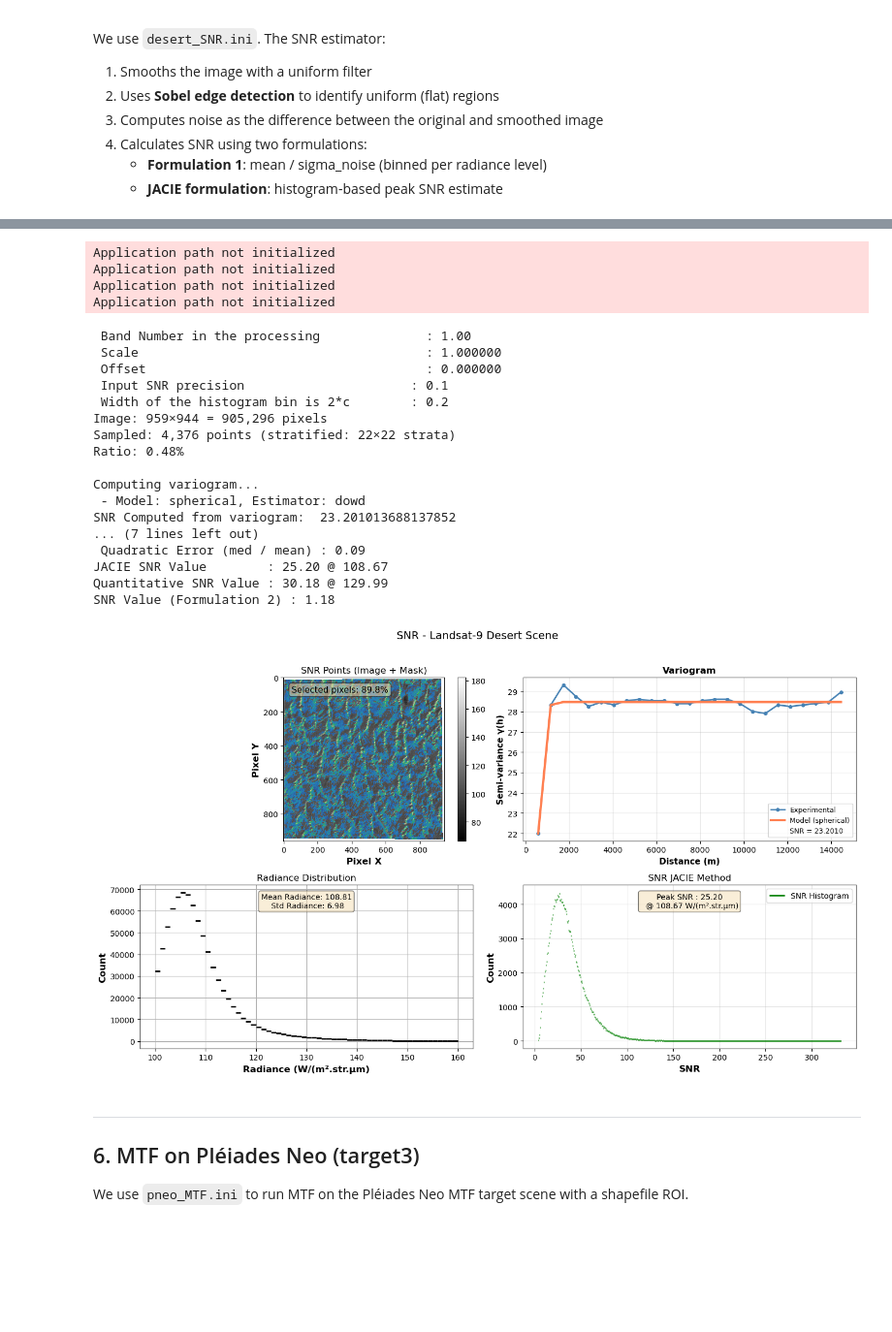
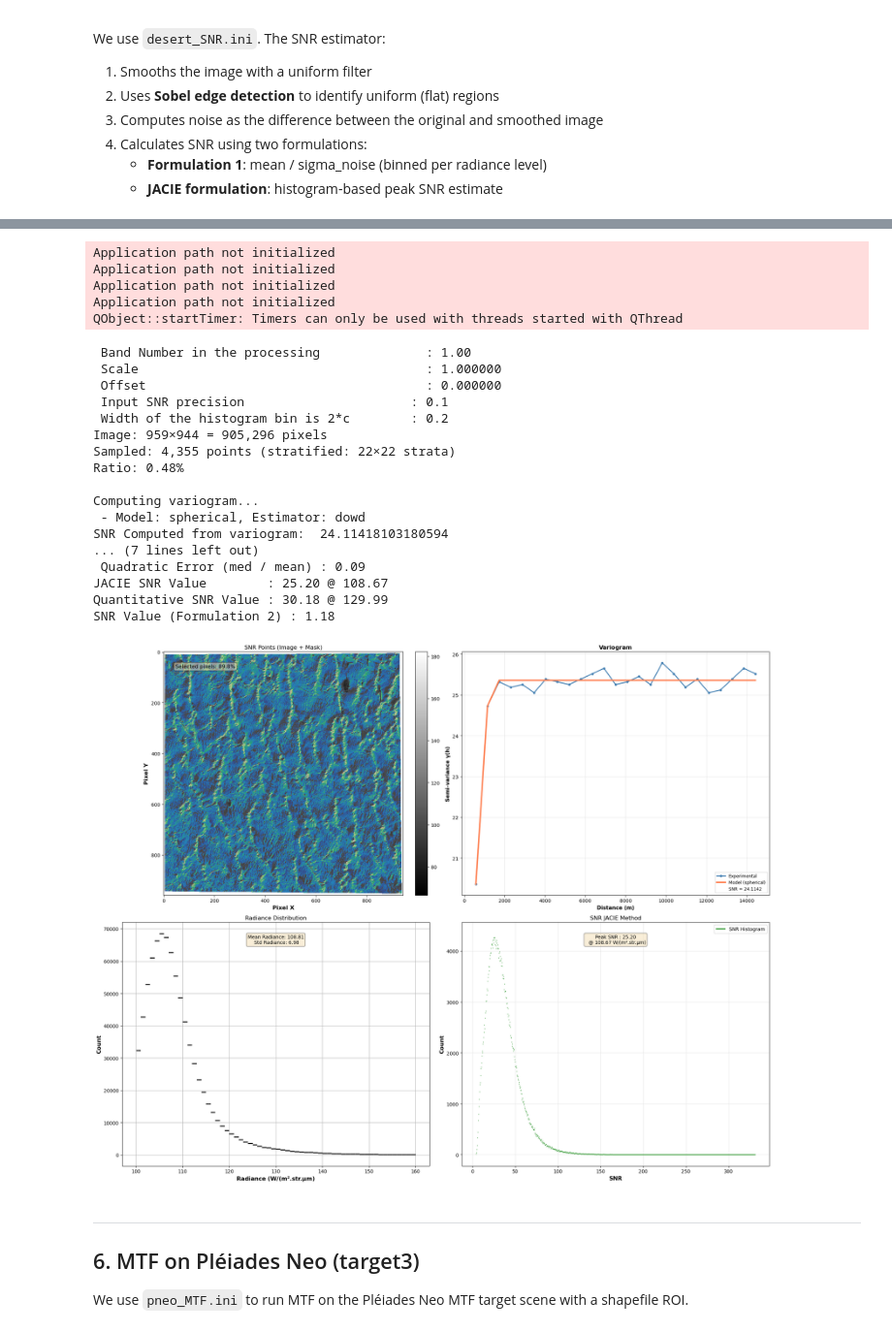
Before and after one commit to rdegoul/qgis-image-quality-toolset, a Jupyter notebook: getting_started.ipynb, the cells around one changed output, grey strips where cells are left out. Shown at 97% size. Drawn from its saved outputs; the diff is of its cells as text; code cells hidden in the pictures; blank space fills up the shorter version.

```diff
--- a/getting_started.ipynb
+++ b/getting_started.ipynb
@@ -103,7 +135,7 @@ from scripts.mtf_computer import process_algorithm, load_config, crop_image
 def run_with_progress(config_file, description="Processing"):
     """Run process_algorithm with an animated progress bar and debug info."""
     config = load_config(config_file)
-    if config.get('debug') and config.get('debug_dir'):
+    if config.get('debug_dir'):
         debug_rel = os.path.relpath(config['debug_dir'])
         print(f"Debug images are being generated under: {debug_rel}")
 
@@ -463,8 +498,6 @@ with open(config_desert_snr) as f:
 snr_desert = run_with_progress(config_desert_snr, description="SNR Desert:")
 
 fig = snr_desert.figure()
-fig.set_size_inches(14, 8)
-fig.suptitle("SNR - Landsat-9 Desert Scene", fontsize=14, y=1.02)
 plt.tight_layout()
 plt.show()
 # %% [output]
@@ -485,28 +521,29 @@ enabled = true
 dir = $IMAGE_QUALITY_TOOL_HOME/output/desert_m3
 
 Debug images are being generated under: output/desert_m3
 Application path not initialized
 Application path not initialized
 Application path not initialized
 Application path not initialized
+QObject::startTimer: Timers can only be used with threads started with QThread
  Band Number in the processing              : 1.00
  Scale                                      : 1.000000
  Offset                                     : 0.000000
  Input SNR precision                      : 0.1
  Width of the histogram bin is 2*c        : 0.2
 Image: 959×944 = 905,296 pixels
-Sampled: 4,376 points (stratified: 22×22 strata)
+Sampled: 4,355 points (stratified: 22×22 strata)
 Ratio: 0.48%
 
 Computing variogram...
  - Model: spherical, Estimator: dowd
-SNR Computed from variogram:  23.201013688137852
+SNR Computed from variogram:  24.11418103180594
 ... (7 lines left out)
  Quadratic Error (med / mean) : 0.09
 JACIE SNR Value        : 25.20 @ 108.67
 Quantitative SNR Value : 30.18 @ 129.99
 SNR Value (Formulation 2) : 1.18
-[figure, old version]
+[figure, new version]
 # %% [markdown]
 ---
 ## 6. MTF on Pléiades Neo (target3)
```
Also changed, not shown: parts of 14 cells of this notebook, 16 other files.
